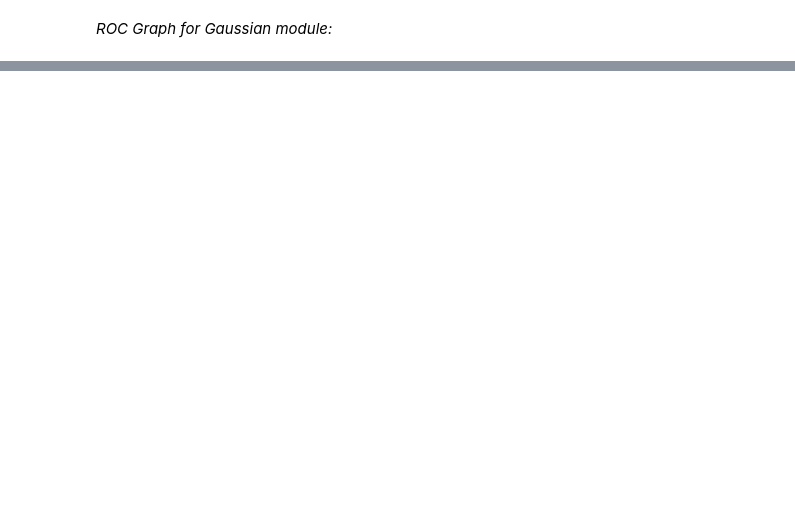
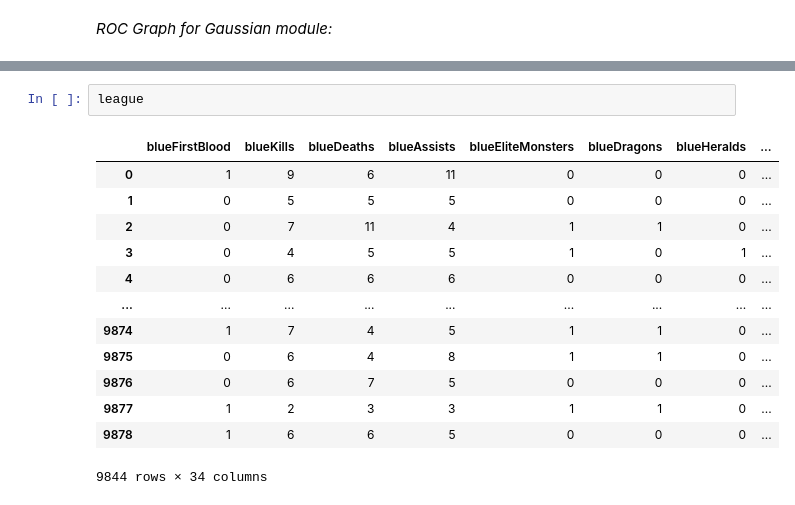
Before and after one commit to YahalomCod/Final-Project, a Jupyter notebook: league-classification.ipynb, the cells around one changed output, grey strips where cells are left out. Cells and saved outputs as stored; diff of their text form; blank space fills up the shorter version.

```diff
--- a/league-classification.ipynb
+++ b/league-classification.ipynb
@@ -278,0 +314,16 @@ plt.show()
+# %%
+league
+# %% [output]
+|  | blueFirstBlood | blueKills | blueDeaths | blueAssists | blueEliteMonsters | blueDragons | blueHeralds | ... |
+| 0 | 1 | 9 | 6 | 11 | 0 | 0 | 0 | ... |
+| 1 | 0 | 5 | 5 | 5 | 0 | 0 | 0 | ... |
+| 2 | 0 | 7 | 11 | 4 | 1 | 1 | 0 | ... |
+| 3 | 0 | 4 | 5 | 5 | 1 | 0 | 1 | ... |
+| 4 | 0 | 6 | 6 | 6 | 0 | 0 | 0 | ... |
+| ... | ... | ... | ... | ... | ... | ... | ... | ... |
+| 9874 | 1 | 7 | 4 | 5 | 1 | 1 | 0 | ... |
+| 9875 | 0 | 6 | 4 | 8 | 1 | 1 | 0 | ... |
+| 9876 | 0 | 6 | 7 | 5 | 0 | 0 | 0 | ... |
+| 9877 | 1 | 2 | 3 | 3 | 1 | 1 | 0 | ... |
+| 9878 | 1 | 6 | 6 | 5 | 0 | 0 | 0 | ... |
+9844 rows × 34 columns
```
Also changed, not shown: parts of 21 cells of this notebook.
